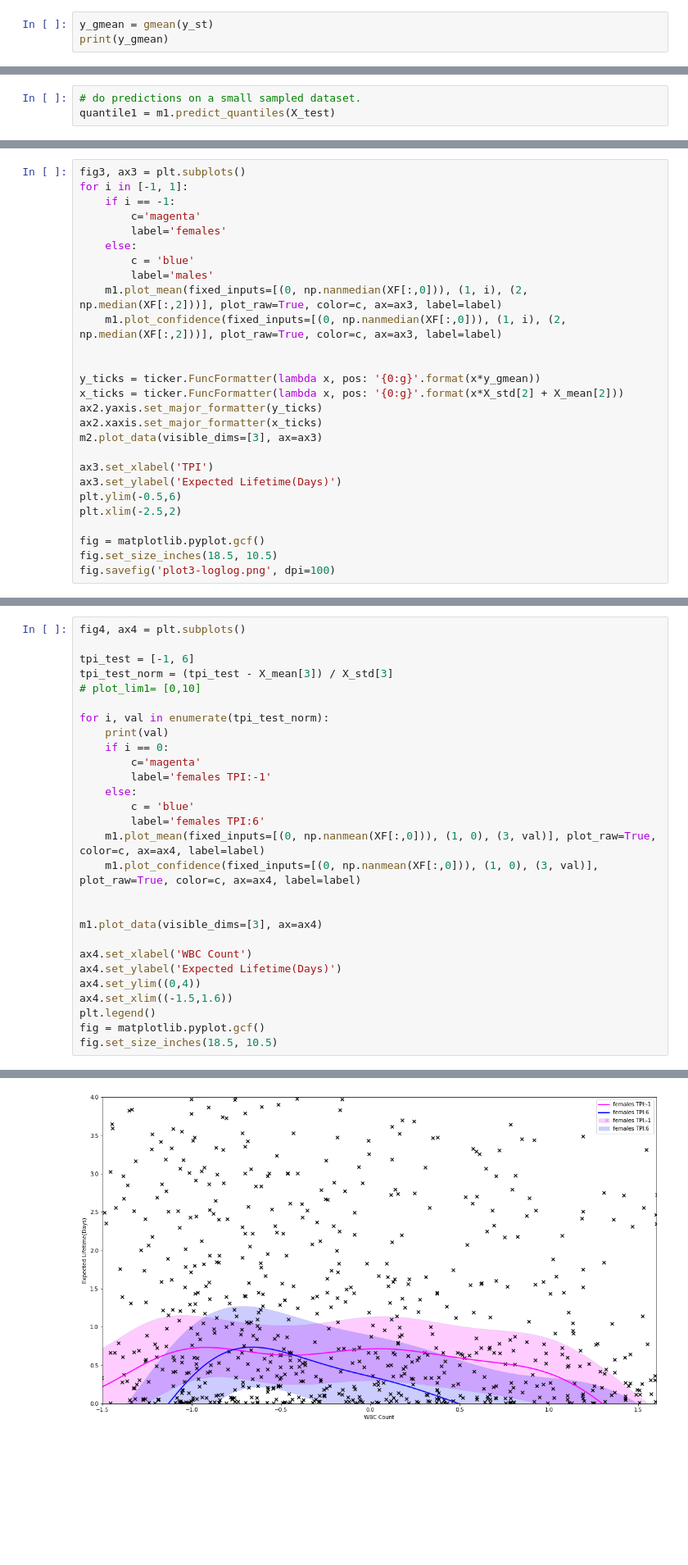
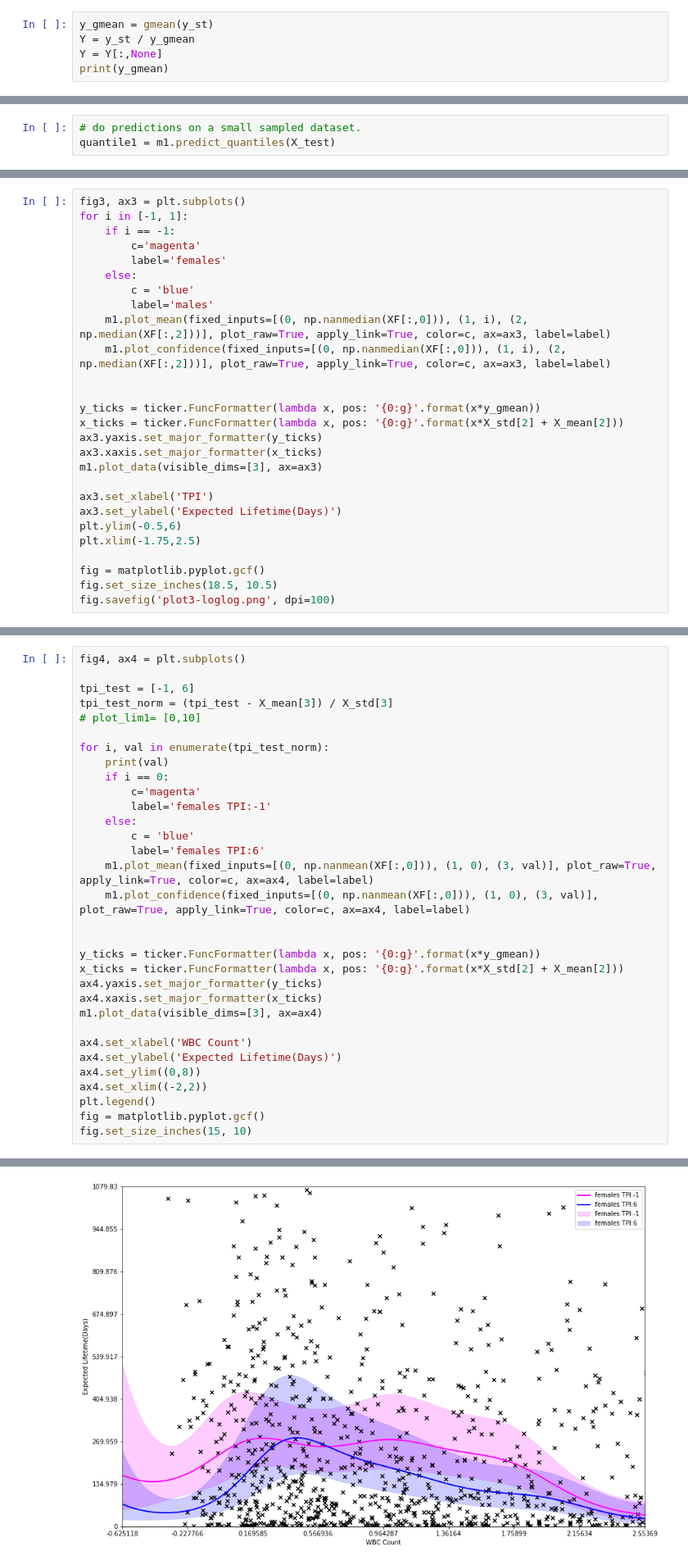
Before and after one commit to adhaka/notebook_gallery, a Jupyter notebook: clean/Survival-GP-Demo-Clean.ipynb, the cells around one changed output, grey strips where cells are left out. Shown at 82% size. Saved outputs shown, nothing was run; the diff lists cells and outputs as text; blank space fills up the shorter version.

```diff
--- a/clean/Survival-GP-Demo-Clean.ipynb
+++ b/clean/Survival-GP-Demo-Clean.ipynb
@@ -80,6 +82,8 @@ Take the survival time from the data and save it as y(outcome variable)
 y_st = le_df['time']
 # %%
 y_gmean = gmean(y_st)
+Y = y_st / y_gmean
+Y = Y[:,None]
 print(y_gmean)
 # %% [output]
 134.979340646
@@ -508,26 +491,26 @@ fig.savefig('plot2-loglog.png', dpi=100)
 # %%
 fig3, ax3 = plt.subplots()
 for i in [-1, 1]:
-	if i == -1:
-		c='magenta'
-		label='females'
-	else:
-		c = 'blue'
-		label='males'
-	m1.plot_mean(fixed_inputs=[(0, np.nanmedian(XF[:,0])), (1, i), (2, np.median(XF[:,2]))], plot_raw=True, color=c, ax=ax3, label=label)
-	m1.plot_confidence(fixed_inputs=[(0, np.nanmedian(XF[:,0])), (1, i), (2, np.median(XF[:,2]))], plot_raw=True, color=c, ax=ax3, label=label)
+    if i == -1:
+        c='magenta'
+        label='females'
+    else:
+        c = 'blue'
+        label='males'
+    m1.plot_mean(fixed_inputs=[(0, np.nanmedian(XF[:,0])), (1, i), (2, np.median(XF[:,2]))], plot_raw=True, apply_link=True, color=c, ax=ax3, label=label)
+    m1.plot_confidence(fixed_inputs=[(0, np.nanmedian(XF[:,0])), (1, i), (2, np.median(XF[:,2]))], plot_raw=True, apply_link=True, color=c, ax=ax3, label=label)
 
 
 y_ticks = ticker.FuncFormatter(lambda x, pos: '{0:g}'.format(x*y_gmean))
 x_ticks = ticker.FuncFormatter(lambda x, pos: '{0:g}'.format(x*X_std[2] + X_mean[2]))
-ax2.yaxis.set_major_formatter(y_ticks)
-ax2.xaxis.set_major_formatter(x_ticks)
-m2.plot_data(visible_dims=[3], ax=ax3)
+ax3.yaxis.set_major_formatter(y_ticks)
+ax3.xaxis.set_major_formatter(x_ticks)
+m1.plot_data(visible_dims=[3], ax=ax3)
 
 ax3.set_xlabel('TPI')
 ax3.set_ylabel('Expected Lifetime(Days)')
 plt.ylim(-0.5,6)
-plt.xlim(-2.5,2)
+plt.xlim(-1.75,2.5)
 
 fig = matplotlib.pyplot.gcf()
 fig.set_size_inches(18.5, 10.5)
@@ -537,33 +523,37 @@ fig.savefig('plot3-loglog.png', dpi=100)
 # %%
 fig4, ax4 = plt.subplots()
 
 tpi_test = [-1, 6]
 tpi_test_norm = (tpi_test - X_mean[3]) / X_std[3]
 # plot_lim1= [0,10]
 
 for i, val in enumerate(tpi_test_norm):
     print(val)
     if i == 0:
         c='magenta'
         label='females TPI:-1'
     else:
         c = 'blue'
         label='females TPI:6'
-    m1.plot_mean(fixed_inputs=[(0, np.nanmean(XF[:,0])), (1, 0), (3, val)], plot_raw=True, color=c, ax=ax4, label=label)
-    m1.plot_confidence(fixed_inputs=[(0, np.nanmean(XF[:,0])), (1, 0), (3, val)], plot_raw=True, color=c, ax=ax4, label=label)
+    m1.plot_mean(fixed_inputs=[(0, np.nanmean(XF[:,0])), (1, 0), (3, val)], plot_raw=True, apply_link=True, color=c, ax=ax4, label=label)
+    m1.plot_confidence(fixed_inputs=[(0, np.nanmean(XF[:,0])), (1, 0), (3, val)], plot_raw=True, apply_link=True, color=c, ax=ax4, label=label)
 
 
+y_ticks = ticker.FuncFormatter(lambda x, pos: '{0:g}'.format(x*y_gmean))
+x_ticks = ticker.FuncFormatter(lambda x, pos: '{0:g}'.format(x*X_std[2] + X_mean[2]))
+ax4.yaxis.set_major_formatter(y_ticks)
+ax4.xaxis.set_major_formatter(x_ticks)
 m1.plot_data(visible_dims=[3], ax=ax4)
 
 ax4.set_xlabel('WBC Count')
 ax4.set_ylabel('Expected Lifetime(Days)')
-ax4.set_ylim((0,4))
-ax4.set_xlim((-1.5,1.6))
+ax4.set_ylim((0,8))
+ax4.set_xlim((-2,2))
 plt.legend()
 fig = matplotlib.pyplot.gcf()
-fig.set_size_inches(18.5, 10.5)
+fig.set_size_inches(15, 10)
 # %% [output]
 -0.368327756494
 1.5561169978
-[figure, old version]
+[figure, new version]
 # %% [markdown]
```
Also changed, not shown: parts of 27 cells of this notebook, 1 other file.
